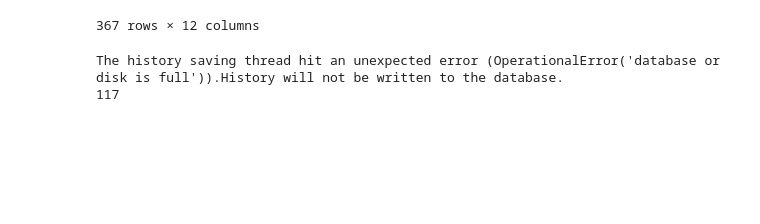
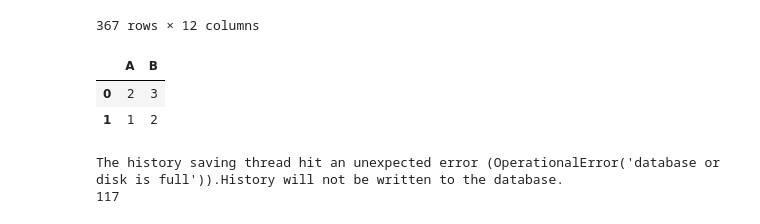
Before and after one commit to HungTT912/L2HD-setting-2, a Jupyter notebook: test.ipynb, the cells around one changed output. Cells and saved outputs as stored; diff of their text form; code cells hidden in the pictures; blank space fills up the shorter version.

```diff
--- a/test.ipynb
+++ b/test.ipynb
@@ -21,6 +21,15 @@ df
 | 231 | 0.01 | 5 | 0.25 | 0.10 | 0.90 | -2.5 | 0.950002 | 0.028816 | ... |
 | 108 | 0.01 | 5 | 0.25 | 0.05 | 0.75 | -3.5 | 0.950001 | 0.026411 | ... |
 367 rows × 12 columns
+# %%
+import pandas as pd
+df1 = pd.read_csv('df1.csv')
+df2 = pd.read_csv('df2.csv')
+pd.concat([df1,df2],ignore_index= True)
+# %% [output]
+|  | A | B |
+| 0 | 2 | 3 |
+| 1 | 1 | 2 |
 # %%
 best_tf8_params = pd.read_csv('./tuning_results/tune_19/result/tuning_result_tfbind8_lr0.05_3.csv')
 best_tf8_params = best_tf8_params[best_tf8_params['mean (100th)']>0.97]
```
Also changed, not shown: 4 other files.
